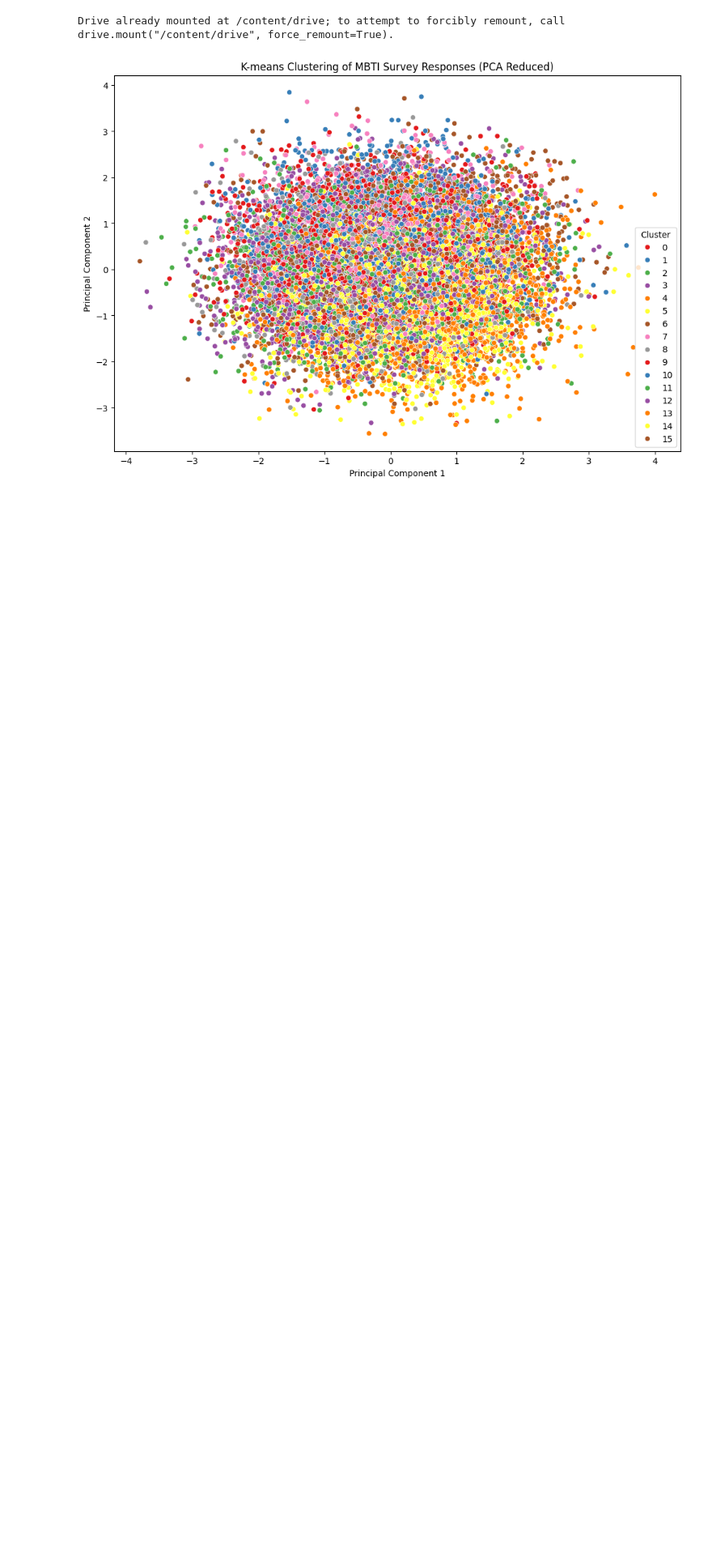
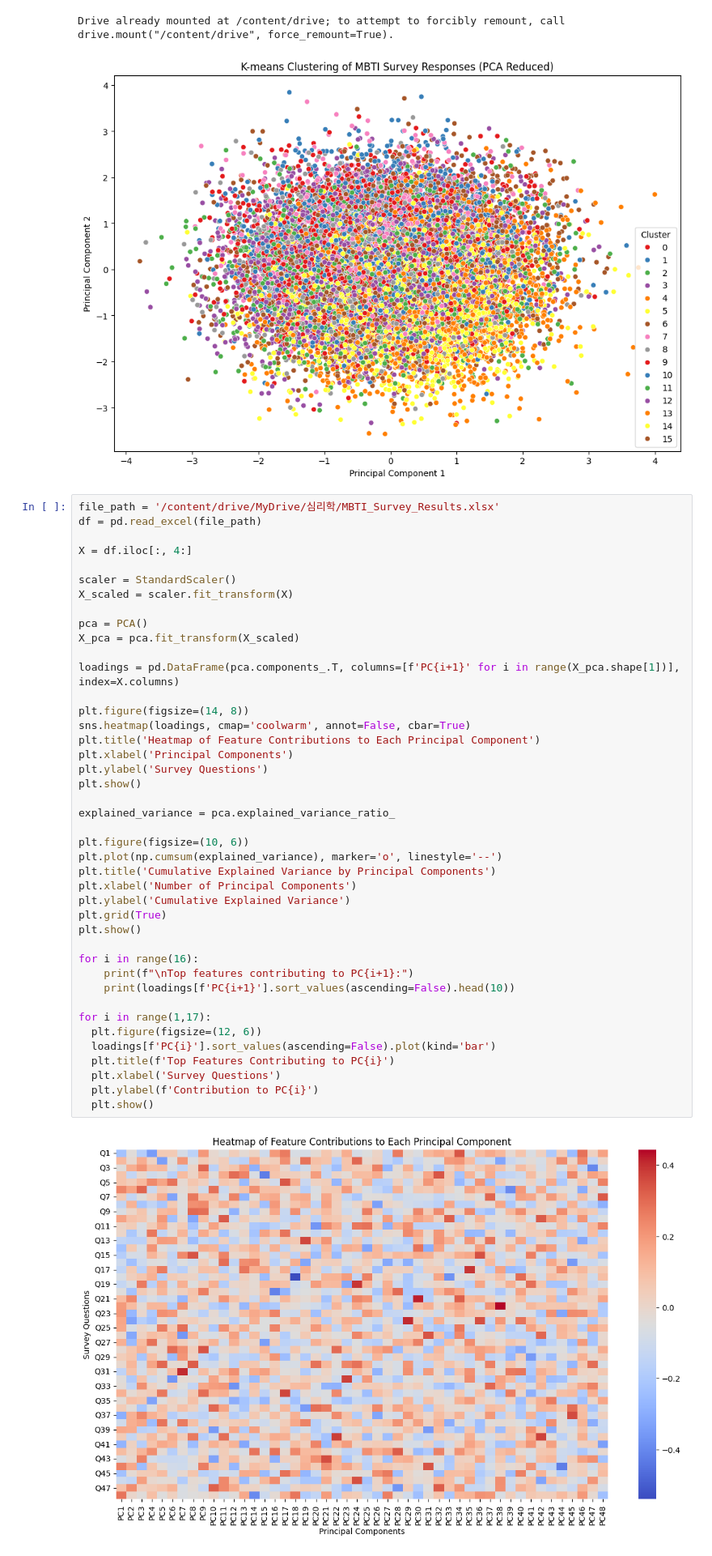
Before and after one commit to kimjaehwankimjaehwan/psychology, a Jupyter notebook: MBTI.ipynb, the cells around one changed output. Shown at 81% size. Saved outputs shown, nothing was run; the diff lists cells and outputs as text; blank space fills up the shorter version.

```diff
--- a/MBTI.ipynb
+++ b/MBTI.ipynb
@@ -120,3 +120,47 @@ plt.show()
 # %% [output]
 Drive already mounted at /content/drive; to attempt to forcibly remount, call drive.mount("/content/drive", force_remount=True).
 [figure]
+# %%
+file_path = '/content/drive/MyDrive/심리학/MBTI_Survey_Results.xlsx'
+df = pd.read_excel(file_path)
+
+X = df.iloc[:, 4:]
+
+scaler = StandardScaler()
+X_scaled = scaler.fit_transform(X)
+
+pca = PCA()
+X_pca = pca.fit_transform(X_scaled)
+
+loadings = pd.DataFrame(pca.components_.T, columns=[f'PC{i+1}' for i in range(X_pca.shape[1])], index=X.columns)
+
+plt.figure(figsize=(14, 8))
+sns.heatmap(loadings, cmap='coolwarm', annot=False, cbar=True)
+plt.title('Heatmap of Feature Contributions to Each Principal Component')
+plt.xlabel('Principal Components')
+plt.ylabel('Survey Questions')
+plt.show()
+
+explained_variance = pca.explained_variance_ratio_
+
+plt.figure(figsize=(10, 6))
+plt.plot(np.cumsum(explained_variance), marker='o', linestyle='--')
+plt.title('Cumulative Explained Variance by Principal Components')
+plt.xlabel('Number of Principal Components')
+plt.ylabel('Cumulative Explained Variance')
+plt.grid(True)
+plt.show()
+
+for i in range(16):
+    print(f"\nTop features contributing to PC{i+1}:")
+    print(loadings[f'PC{i+1}'].sort_values(ascending=False).head(10))
+
+for i in range(1,17):
+  plt.figure(figsize=(12, 6))
+  loadings[f'PC{i}'].sort_values(ascending=False).plot(kind='bar')
+  plt.title(f'Top Features Contributing to PC{i}')
+  plt.xlabel('Survey Questions')
+  plt.ylabel(f'Contribution to PC{i}')
+  plt.show()
+# %% [output]
+[figure, added]
```
Also changed, not shown: parts of 1 cell of this notebook.
